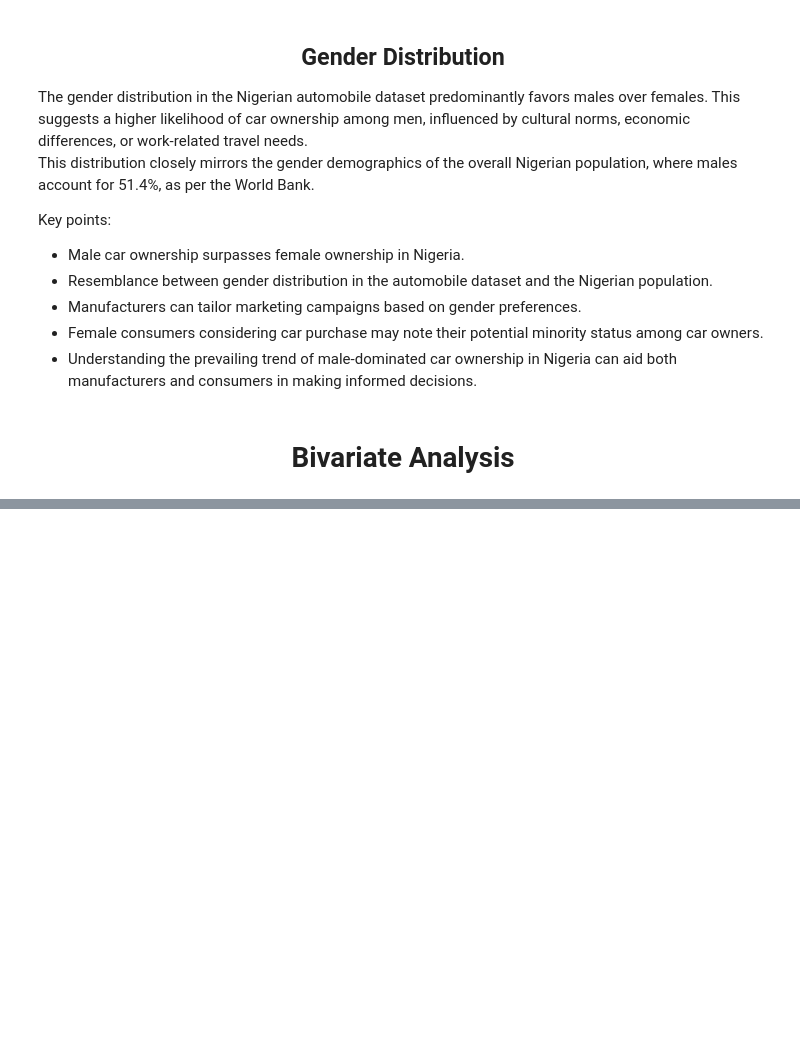
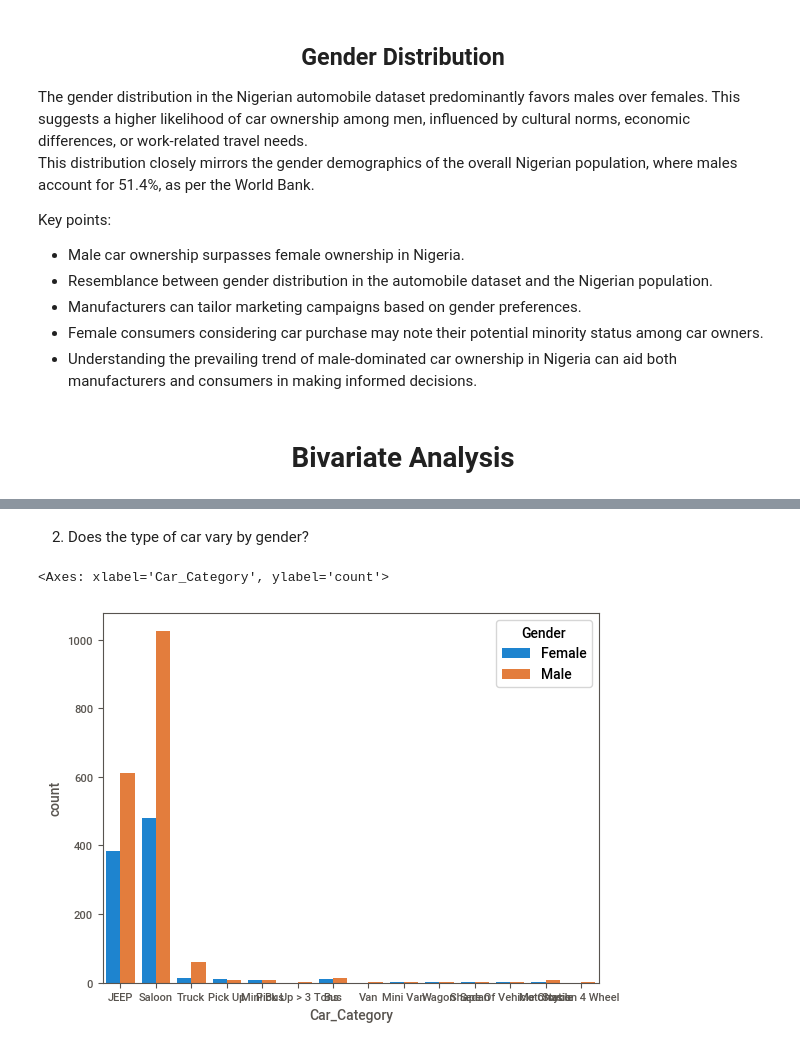
Before and after one commit to Gbekoilias/Auto-Insurance-Claim-Prediction, a Jupyter notebook: analyzing.ipynb, the cells around one changed output, grey strips where cells are left out. Drawn from its saved outputs; the diff is of its cells as text; code cells hidden in the pictures; blank space fills up the shorter version.

```diff
--- a/analyzing.ipynb
+++ b/analyzing.ipynb
@@ -214,0 +228,7 @@ Key points:
+# %% [markdown]
+2. Does the type of car vary by gender?
+# %%
+sns.countplot(x='Car_Category', hue='Gender', data=df)
+# %% [output]
+<Axes: xlabel='Car_Category', ylabel='count'>
+[figure, added]
```
Also changed, not shown: parts of 44 cells of this notebook.
